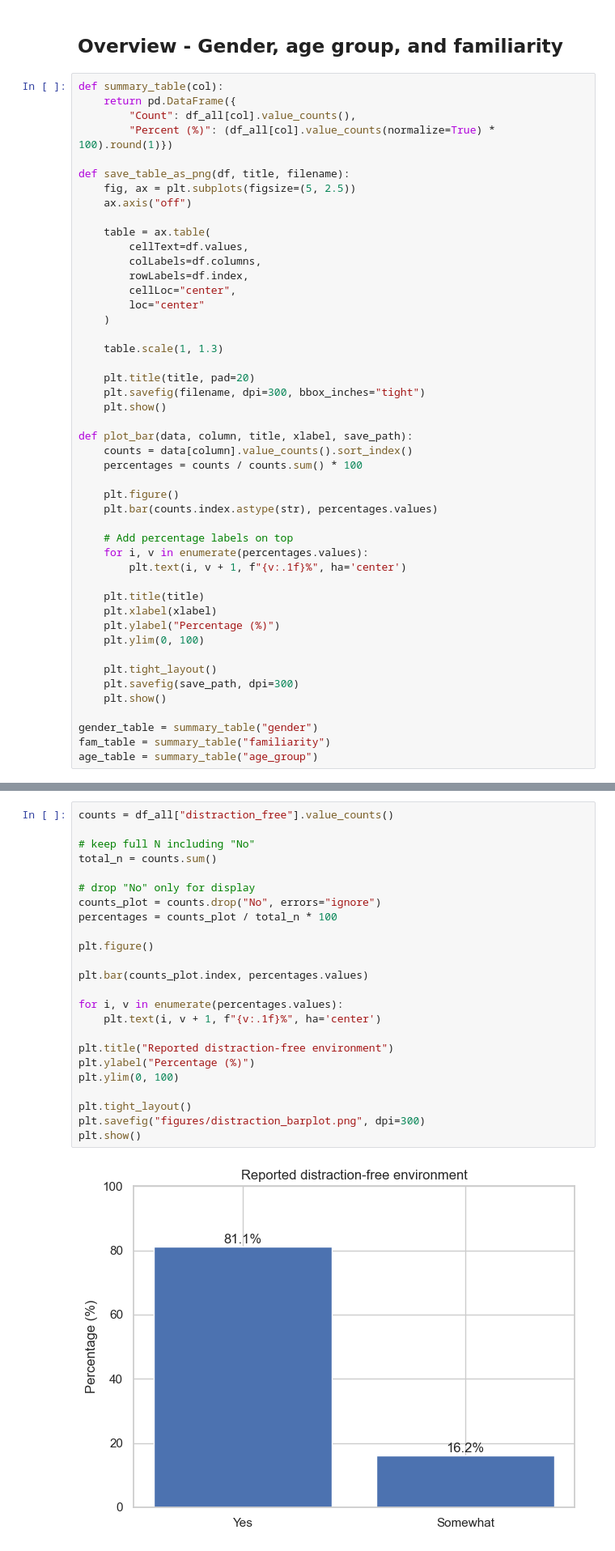
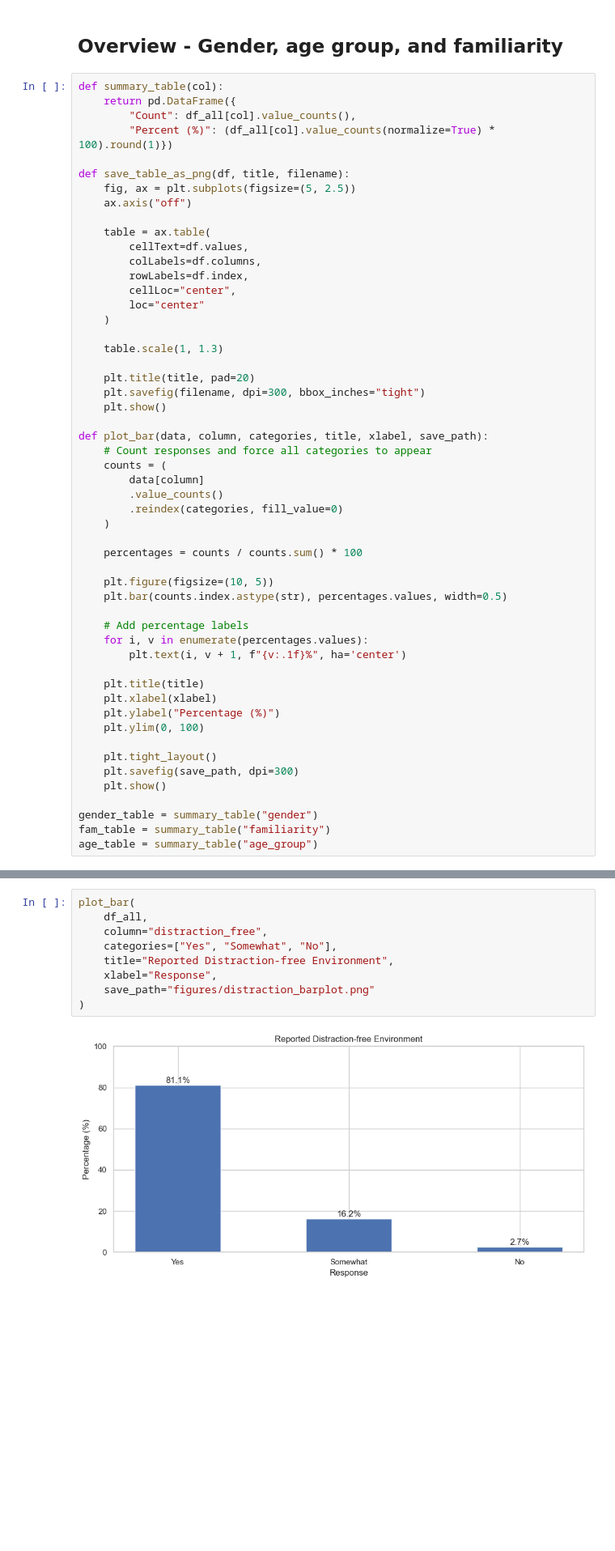
Before and after one commit to fhagerstrom/tree-motion-analysis, a Jupyter notebook: DV1583_fahg19_userStudyAnalysis.ipynb, the cells around one changed output, grey strips where cells are left out. Shown at 81% size. Cells and saved outputs as stored; diff of their text form; blank space fills up the shorter version.

```diff
--- a/DV1583_fahg19_userStudyAnalysis.ipynb
+++ b/DV1583_fahg19_userStudyAnalysis.ipynb
@@ -175,14 +175,20 @@ def save_table_as_png(df, title, filename):
     plt.savefig(filename, dpi=300, bbox_inches="tight")
     plt.show()
 
-def plot_bar(data, column, title, xlabel, save_path):
-    counts = data[column].value_counts().sort_index()
+def plot_bar(data, column, categories, title, xlabel, save_path):
+    # Count responses and force all categories to appear
+    counts = (
+        data[column]
+        .value_counts()
+        .reindex(categories, fill_value=0)
+    )
+
     percentages = counts / counts.sum() * 100
 
-    plt.figure()
-    plt.bar(counts.index.astype(str), percentages.values)
+    plt.figure(figsize=(10, 5))
+    plt.bar(counts.index.astype(str), percentages.values, width=0.5)
 
-    # Add percentage labels on top
+    # Add percentage labels
     for i, v in enumerate(percentages.values):
         plt.text(i, v + 1, f"{v:.1f}%", ha='center')
 
@@ -231,29 +252,14 @@ plot_bar(
 # %%
-counts = df_all["distraction_free"].value_counts()
-
-# keep full N including "No"
-total_n = counts.sum()
-
-# drop "No" only for display
-counts_plot = counts.drop("No", errors="ignore")
-percentages = counts_plot / total_n * 100
-
-plt.figure()
-
-plt.bar(counts_plot.index, percentages.values)
-
-for i, v in enumerate(percentages.values):
-    plt.text(i, v + 1, f"{v:.1f}%", ha='center')
-
-plt.title("Reported distraction-free environment")
-plt.ylabel("Percentage (%)")
-plt.ylim(0, 100)
-
-plt.tight_layout()
-plt.savefig("figures/distraction_barplot.png", dpi=300)
-plt.show()
+plot_bar(
+    df_all,
+    column="distraction_free",
+    categories=["Yes", "Somewhat", "No"],
+    title="Reported Distraction-free Environment",
+    xlabel="Response",
+    save_path="figures/distraction_barplot.png"
+)
 # %% [output]
-[figure, old version]
+[figure, new version]
 # %%
 plot_bar(
     df_all,
```
Also changed, not shown: parts of 9 cells of this notebook, 10 other files.
